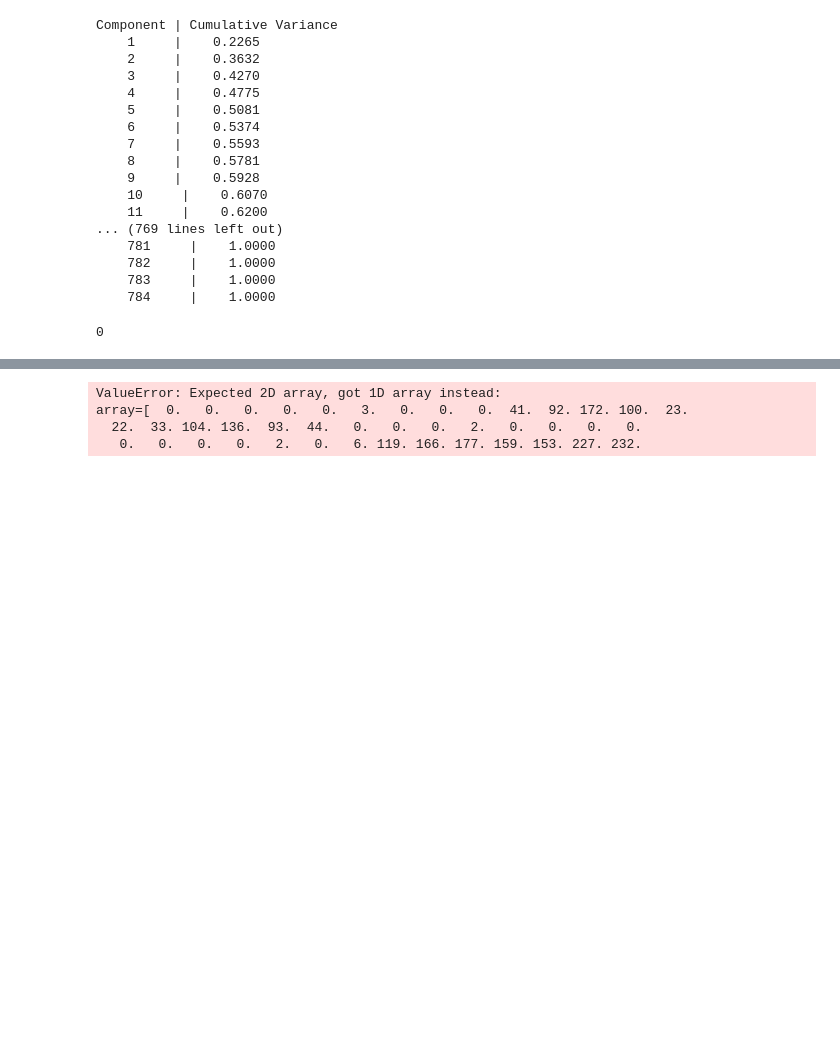
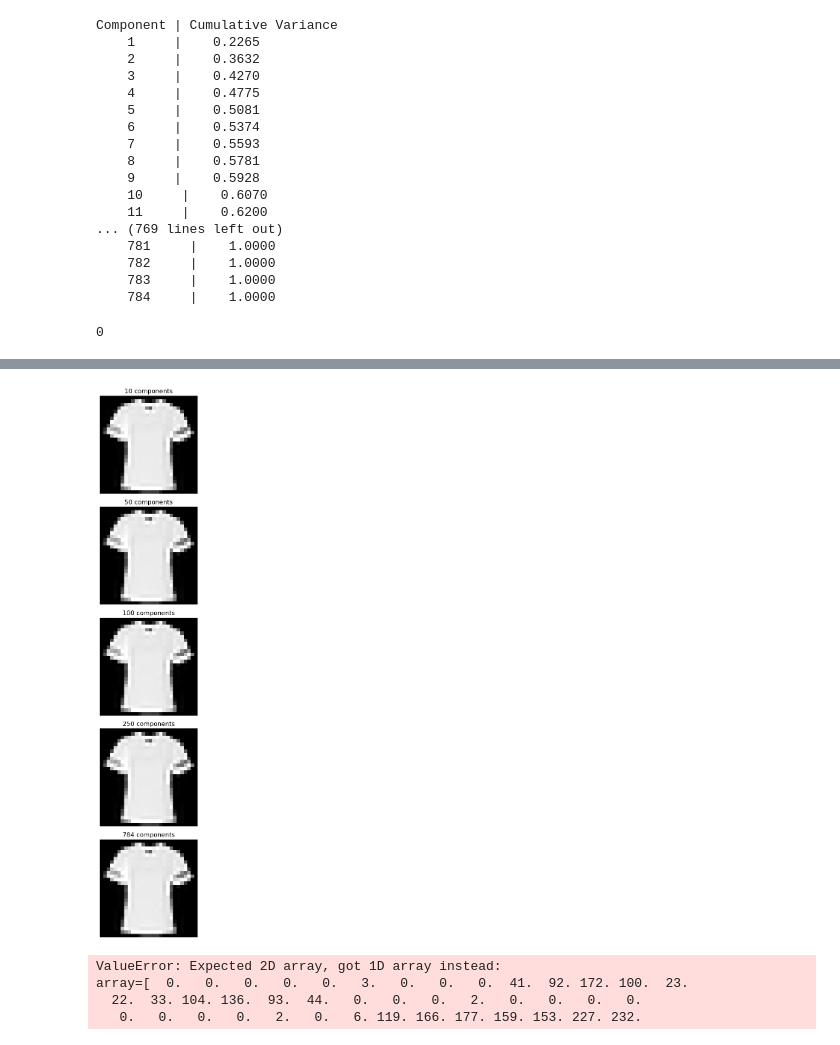
Before and after one commit to kfkfkflmej/ML2024Midi, a Jupyter notebook: Data_exploration.ipynb, the cells around one changed output, grey strips where cells are left out. Drawn from its saved outputs; the diff is of its cells as text; code cells hidden in the pictures; blank space fills up the shorter version.

```diff
--- a/Data_exploration.ipynb
+++ b/Data_exploration.ipynb
@@ -135,37 +142,39 @@ images[4,2]
 # %%
 scaler = StandardScaler()
 
 cumulative_variance_list = [0.60, 0.81, 0.89, 0.96, 1]
 components_list = [10, 50, 100, 250, 784]
-fig, axes = plt.subplots(len(cumulative_variance_list), 5, figsize=(15, 15))
+fig, axes = plt.subplots(5, figsize=(15, 15))
 
 for i, n_components in enumerate(cumulative_variance_list):
     # Reduce dimensions with the given number of components
     pca_n = PCA(n_components=n_components)
 
     # Plot the reconstructed image
-    for j in range(5):
-        images[j]=scaler.fit_transform(images[j])#.reshape(1, -1))
-        reduced_image = pca_n.fit_transform(images[j])#.reshape(1, -1))
-        print(reduced_image)
-        print("!", j)
+    #for j in range(5):
+    image=scaler.fit_transform(test_data_X[1].reshape(1, -1))
+    reduced_image = pca_n.fit_transform(image)#.reshape(1, -1))
+    #    print(reduced_image)
+    #    print("!", j)
         # Reconstruct the image from the reduced components
-        reconstructed_image = pca_n.inverse_transform(reduced_image)
+    reconstructed_image = pca_n.inverse_transform(reduced_image)
 
         # Rescale back to original range
-        reconstructed_image_rescaled = scaler.inverse_transform(reconstructed_image)
+    reconstructed_image_rescaled = scaler.inverse_transform(reconstructed_image)
 
         # Reshape back to original image shape
-        image_reconstructed = reconstructed_image_rescaled.reshape(56,56)
+    image_reconstructed = reconstructed_image_rescaled.reshape(28,28)
 
-        ax = axes[i,j]
-        ax.imshow(image_reconstructed, cmap='gray')
-        ax.set_title(f"{components_list[i]} components")
-        ax.axis('off')
-    print("!!!", n_components)
+    ax = axes[i]
+    ax.imshow(image_reconstructed, cmap='gray')
+    ax.set_title(f"{components_list[i]} components")
+    ax.axis('off')
+    #print("!!!", n_components)
 # Show the plots
 plt.tight_layout()
 plt.show()
+# %% [output]
+[figure, added]
 # %%
 
 # Step 3: Standardize the flattened image
```
Also changed, not shown: parts of 1 cell of this notebook.
